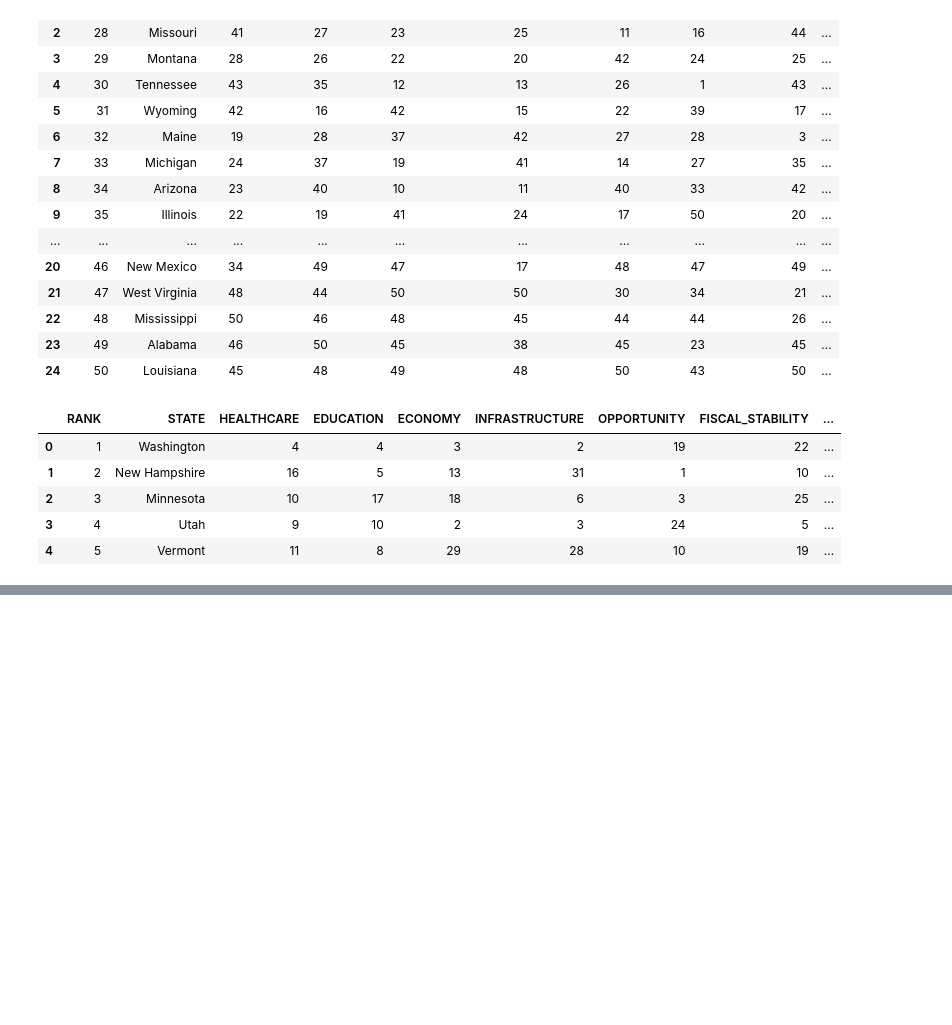
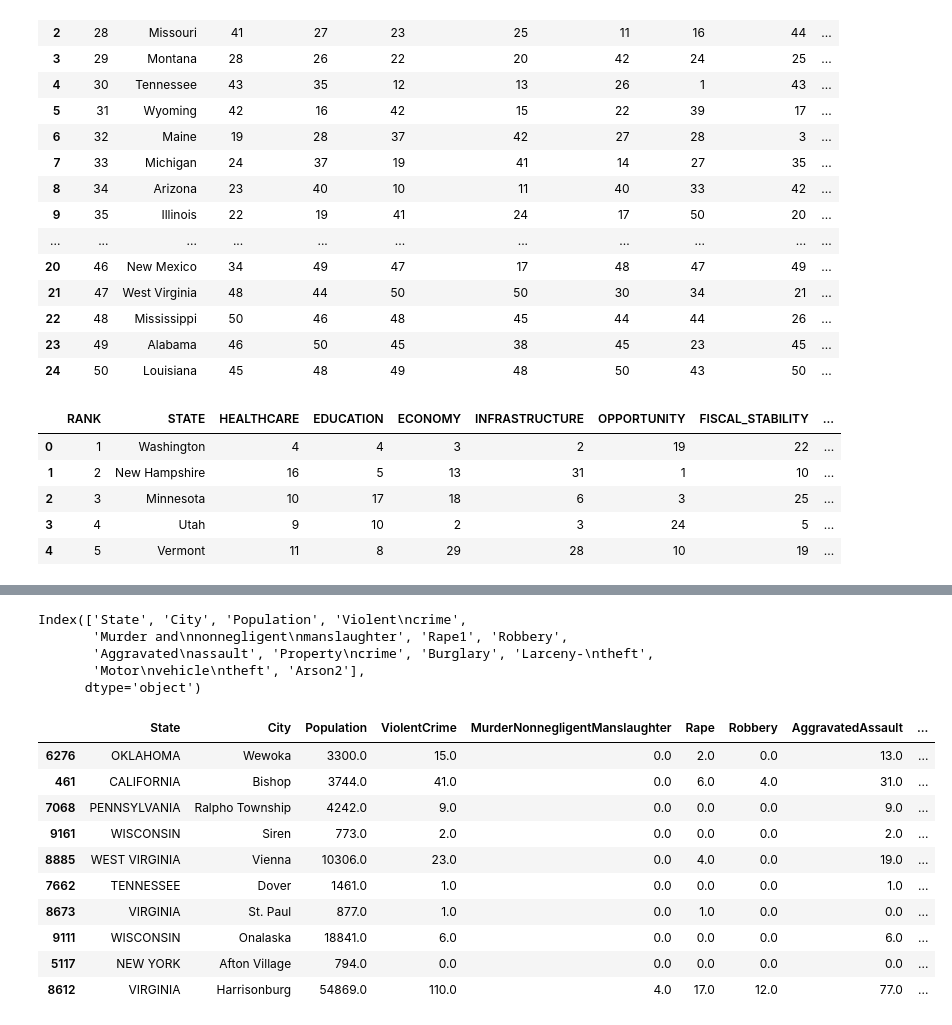
Before and after one commit to grykah/projects, a Jupyter notebook: DataScraping/ScrapingData.ipynb, the cells around one changed output, grey strips where cells are left out. Drawn from its saved outputs; the diff is of its cells as text; code cells hidden in the pictures; blank space fills up the shorter version.

```diff
--- a/DataScraping/ScrapingData.ipynb
+++ b/DataScraping/ScrapingData.ipynb
@@ -563,0 +576,2 @@ states_df.to_csv(save_path + data_name)
+# %%
+cdata1 = pd.read_excel('CRIMEDATA-Table_8_OffensesKnowntoLawEnforcement-byStatebyCity2018.xls', index_col=None, header=3)
@@ -563,0 +593,3 @@ states_df.to_csv(save_path + data_name)
+# %%
+cdata1 = cdata1[0:9252]
+cdata1.tail(5)
@@ -563,0 +620,8 @@ states_df.to_csv(save_path + data_name)
+# %%
+cdata1.columns
+# %% [output]
+Index(['State', 'City', 'Population', 'Violent\ncrime',
+       'Murder and\nnonnegligent\nmanslaughter', 'Rape1', 'Robbery',
+       'Aggravated\nassault', 'Property\ncrime', 'Burglary', 'Larceny-\ntheft',
+       'Motor\nvehicle\ntheft', 'Arson2'],
+      dtype='object')
@@ -563,0 +633,14 @@ states_df.to_csv(save_path + data_name)
+# %%
+cdata1.sample(10)
+# %% [output]
+|  | State | City | Population | ViolentCrime | MurderNonnegligentManslaughter | Rape | Robbery | AggravatedAssault | ... |
+| 6276 | OKLAHOMA | Wewoka | 3300.0 | 15.0 | 0.0 | 2.0 | 0.0 | 13.0 | ... |
+| 461 | CALIFORNIA | Bishop | 3744.0 | 41.0 | 0.0 | 6.0 | 4.0 | 31.0 | ... |
+| 7068 | PENNSYLVANIA | Ralpho Township | 4242.0 | 9.0 | 0.0 | 0.0 | 0.0 | 9.0 | ... |
+| 9161 | WISCONSIN | Siren | 773.0 | 2.0 | 0.0 | 0.0 | 0.0 | 2.0 | ... |
+| 8885 | WEST VIRGINIA | Vienna | 10306.0 | 23.0 | 0.0 | 4.0 | 0.0 | 19.0 | ... |
+| 7662 | TENNESSEE | Dover | 1461.0 | 1.0 | 0.0 | 0.0 | 0.0 | 1.0 | ... |
+| 8673 | VIRGINIA | St. Paul | 877.0 | 1.0 | 0.0 | 1.0 | 0.0 | 0.0 | ... |
+| 9111 | WISCONSIN | Onalaska | 18841.0 | 6.0 | 0.0 | 0.0 | 0.0 | 6.0 | ... |
+| 5117 | NEW YORK | Afton Village | 794.0 | 0.0 | 0.0 | 0.0 | 0.0 | 0.0 | ... |
+| 8612 | VIRGINIA | Harrisonburg | 54869.0 | 110.0 | 4.0 | 17.0 | 12.0 | 77.0 | ... |
```
Also changed, not shown: parts of 21 cells of this notebook, 5 other files.
